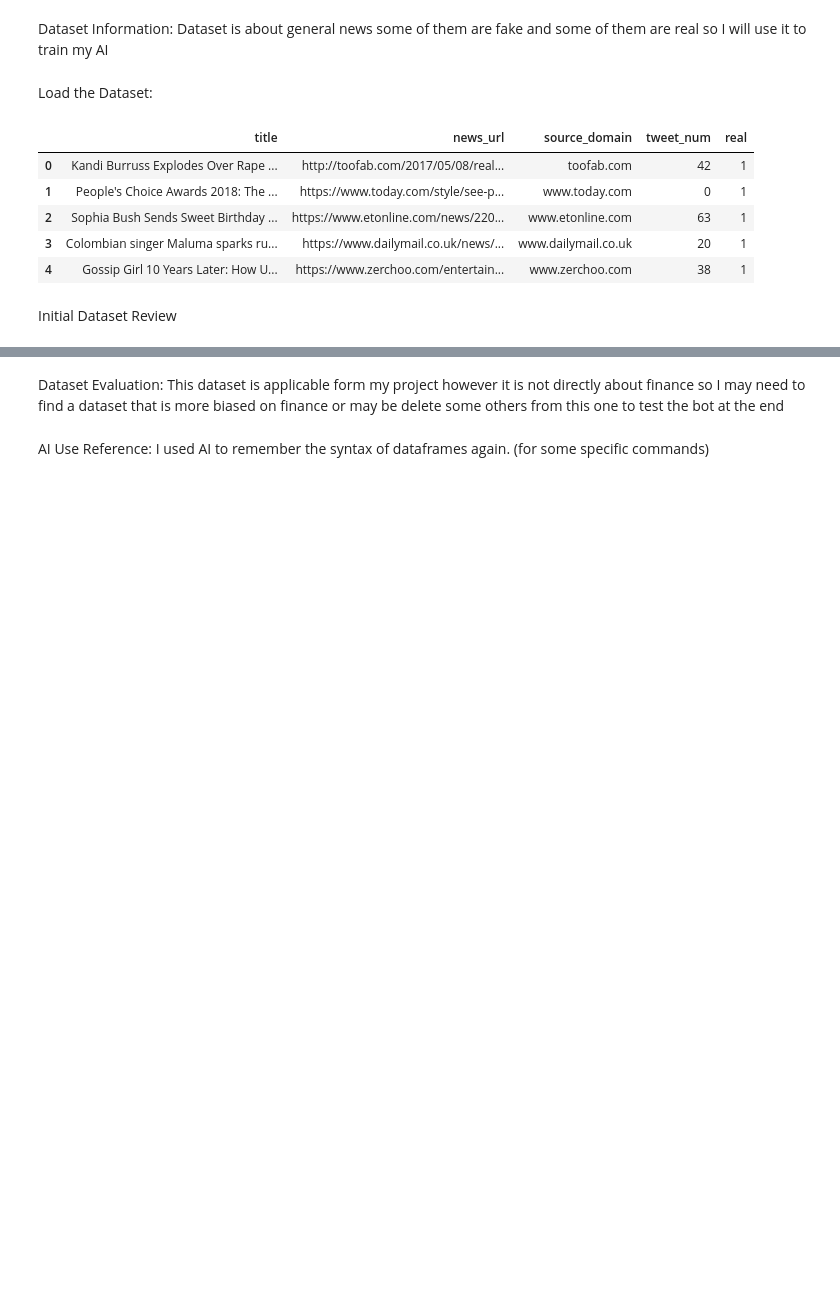
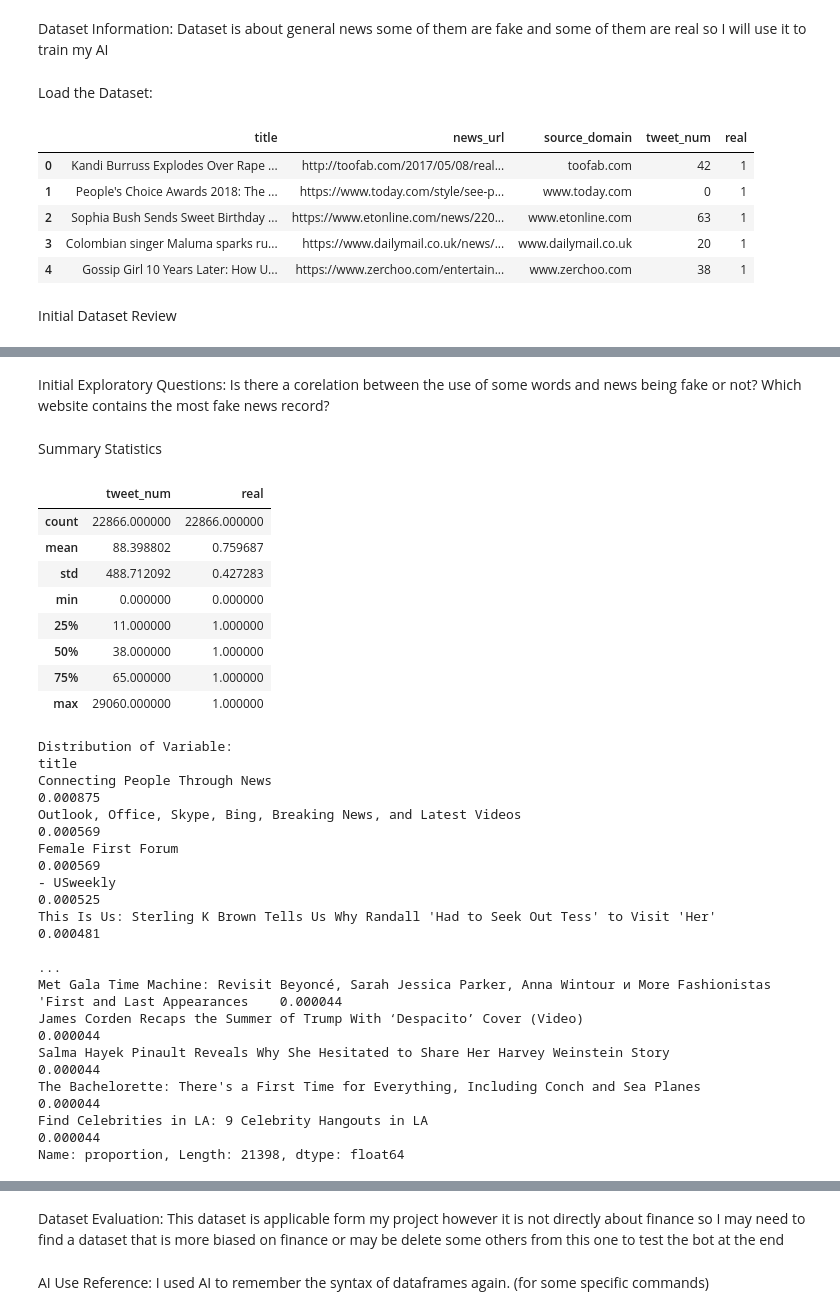
Before and after one commit to King-Middle/Pioneer, a Jupyter notebook: Pioneer.ipynb, the cells around one changed output, grey strips where cells are left out. Saved outputs shown, nothing was run; the diff lists cells and outputs as text; code cells hidden in the pictures; blank space fills up the shorter version.

```diff
--- a/Pioneer.ipynb
+++ b/Pioneer.ipynb
@@ -43 +44,34 @@ real               0
 dtype: int64
+# %% [markdown]
+Initial Exploratory Questions: Is there a corelation between the use of some words and news being fake or not? Which website contains the most fake news record?
+# %% [markdown]
+Summary Statistics
+# %%
+display(df.describe())
+
+print("Distribution of Variable:")
+print(df['title'].value_counts(normalize=True))
+# %% [output]
+|  | tweet_num | real |
+| count | 22866.000000 | 22866.000000 |
+| mean | 88.398802 | 0.759687 |
+| std | 488.712092 | 0.427283 |
+| min | 0.000000 | 0.000000 |
+| 25% | 11.000000 | 1.000000 |
+| 50% | 38.000000 | 1.000000 |
+| 75% | 65.000000 | 1.000000 |
+| max | 29060.000000 | 1.000000 |
+Distribution of Variable:
+title
+Connecting People Through News                                                                                                0.000875
+Outlook, Office, Skype, Bing, Breaking News, and Latest Videos                                                                0.000569
+Female First Forum                                                                                                            0.000569
+- USweekly                                                                                                                    0.000525
+This Is Us: Sterling K Brown Tells Us Why Randall 'Had to Seek Out Tess' to Visit 'Her'                                       0.000481
+                                                                                                                                ...
+Met Gala Time Machine: Revisit Beyoncé, Sarah Jessica Parker, Anna Wintour и More Fashionistas 'First and Last Appearances    0.000044
+James Corden Recaps the Summer of Trump With ‘Despacito’ Cover (Video)                                                        0.000044
+Salma Hayek Pinault Reveals Why She Hesitated to Share Her Harvey Weinstein Story                                             0.000044
+The Bachelorette: There's a First Time for Everything, Including Conch and Sea Planes                                         0.000044
+Find Celebrities in LA: 9 Celebrity Hangouts in LA                                                                            0.000044
+Name: proportion, Length: 21398, dtype: float64
```
Also changed, not shown: parts of 7 cells of this notebook.
